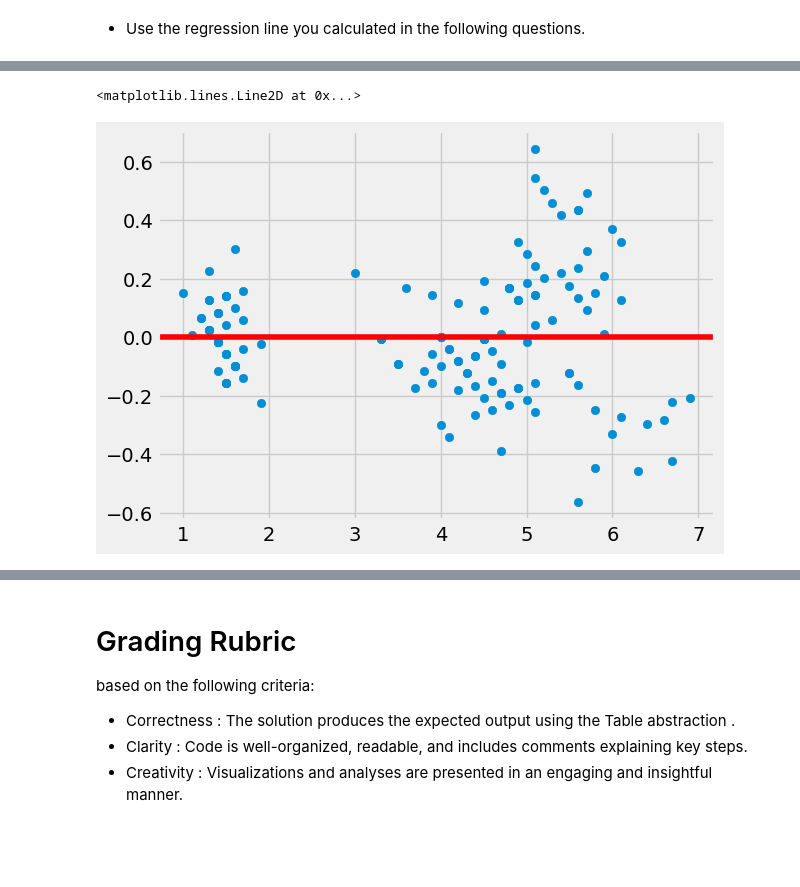
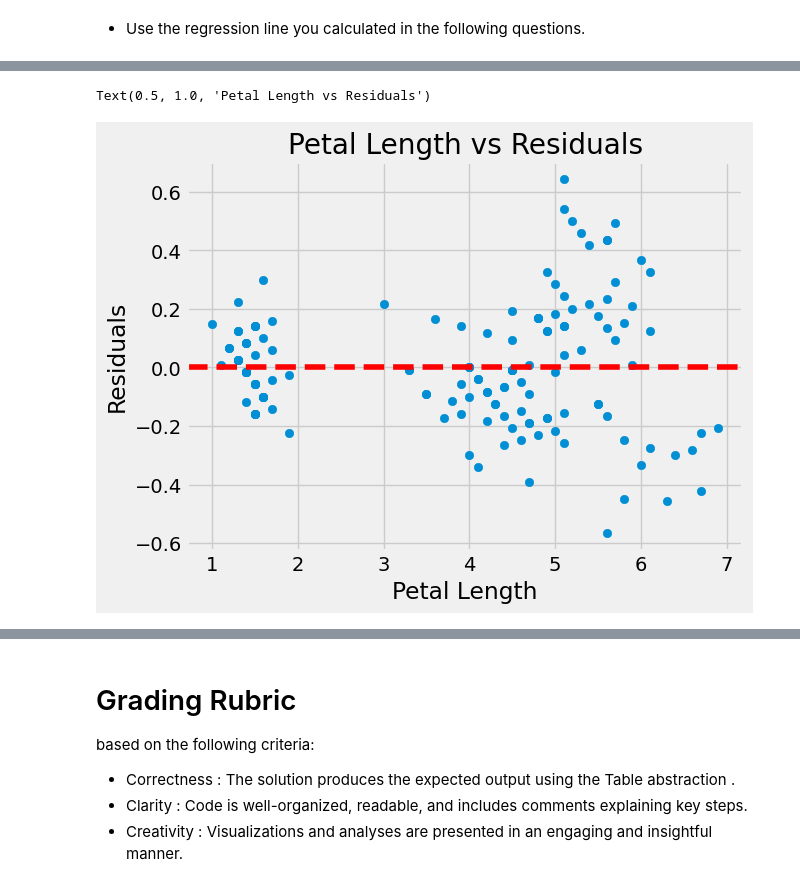
Before and after one commit to Enoimii/FDS, a Jupyter notebook: Notebooks/class activities/intro.ipynb, the cells around one changed output, grey strips where cells are left out. Drawn from its saved outputs; the diff is of its cells as text; code cells hidden in the pictures; blank space fills up the shorter version.

```diff
--- a/Notebooks/class activities/intro.ipynb
+++ b/Notebooks/class activities/intro.ipynb
@@ -237,12 +271,17 @@ iris.show(5)
 # %%
 # Q10. Create a scatter plot of the residuals (y-axis) vs petal_length (x-axis). Add a horizontal red dashed line at y = 0. In 2-3 sentences, interpret what this plot tells you about how well the linear model fits the data.
 plt.scatter(petal_length, residuals)
-plt.axhline(y=0, color='r')
+plt.axhline(y=0, color='red', linestyle='--')
+plt.xlabel('Petal Length')
+plt.ylabel('Residuals')
+plt.title("Petal Length vs Residuals")
 
-# EXPLAIN:
+# EXPLAIN: We can see that when petal length e=increases there is more spread in residuals, maybe because we have three clusters the more inclusive cluster have lower
+# errors while the other two groups overlap a lot making possibility of more residuals more (more errors). The linear model is a reasonable fit but it may not be perfectly
+# linear across three species combined as we have higher variance when petal length increases.
 # %% [output]
-<matplotlib.lines.Line2D at 0x...>
+Text(0.5, 1.0, 'Petal Length vs Residuals')
-[figure, old version]
+[figure, new version]
 # %% [markdown]
 # Submission Guidelines
 
```
Also changed, not shown: parts of 8 cells of this notebook.
